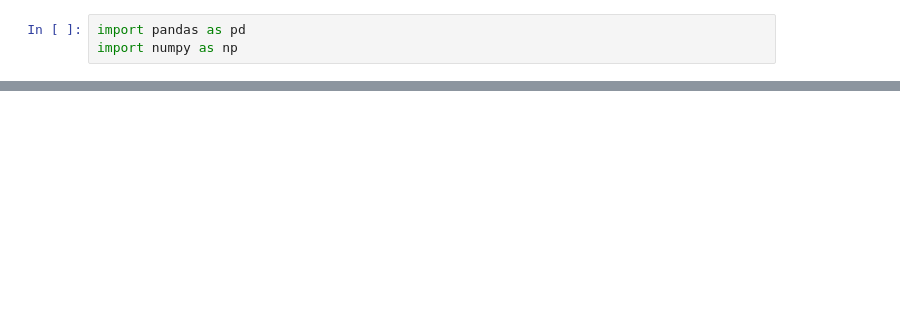
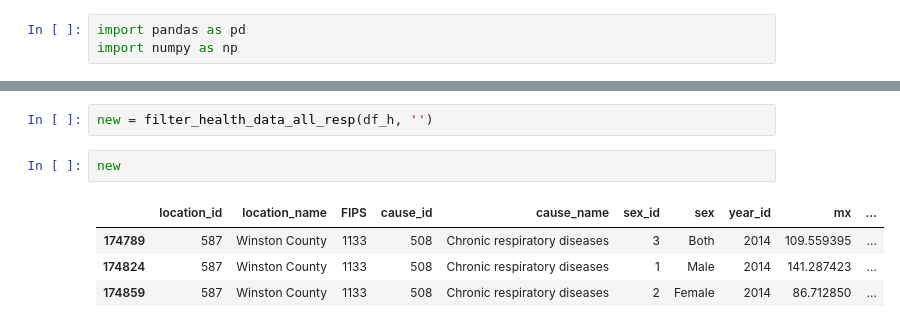
Before and after one commit to brandonwerner/DS502, a Jupyter notebook: Data_Cleaning.ipynb, the cells around one changed output, grey strips where cells are left out. Saved outputs shown, nothing was run; the diff lists cells and outputs as text; blank space fills up the shorter version.

```diff
--- a/Data_Cleaning.ipynb
+++ b/Data_Cleaning.ipynb
@@ -27,0 +162,9 @@ table = pivot_table(df, values='D', index=['A', 'B'], columns=['C'], aggfunc=np.
+# %%
+new = filter_health_data_all_resp(df_h, '')
+# %%
+new
+# %% [output]
+|  | location_id | location_name | FIPS | cause_id | cause_name | sex_id | sex | year_id | mx | ... |
+| 174789 | 587 | Winston County | 1133 | 508 | Chronic respiratory diseases | 3 | Both | 2014 | 109.559395 | ... |
+| 174824 | 587 | Winston County | 1133 | 508 | Chronic respiratory diseases | 1 | Male | 2014 | 141.287423 | ... |
+| 174859 | 587 | Winston County | 1133 | 508 | Chronic respiratory diseases | 2 | Female | 2014 | 86.712850 | ... |
```
Also changed, not shown: parts of 19 cells of this notebook.
